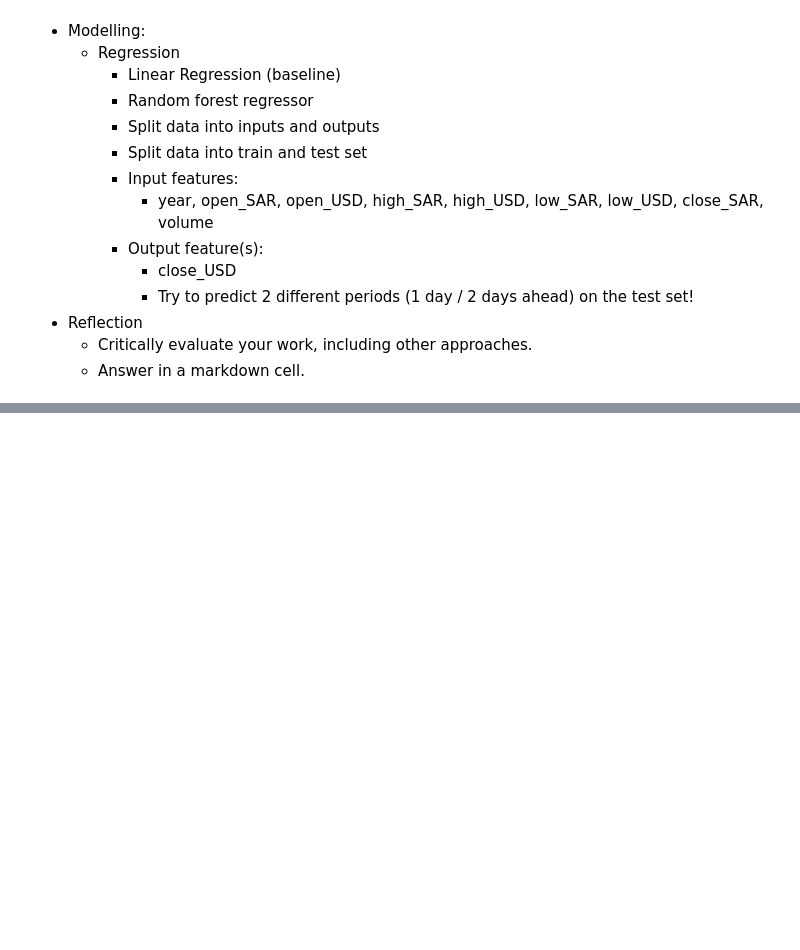
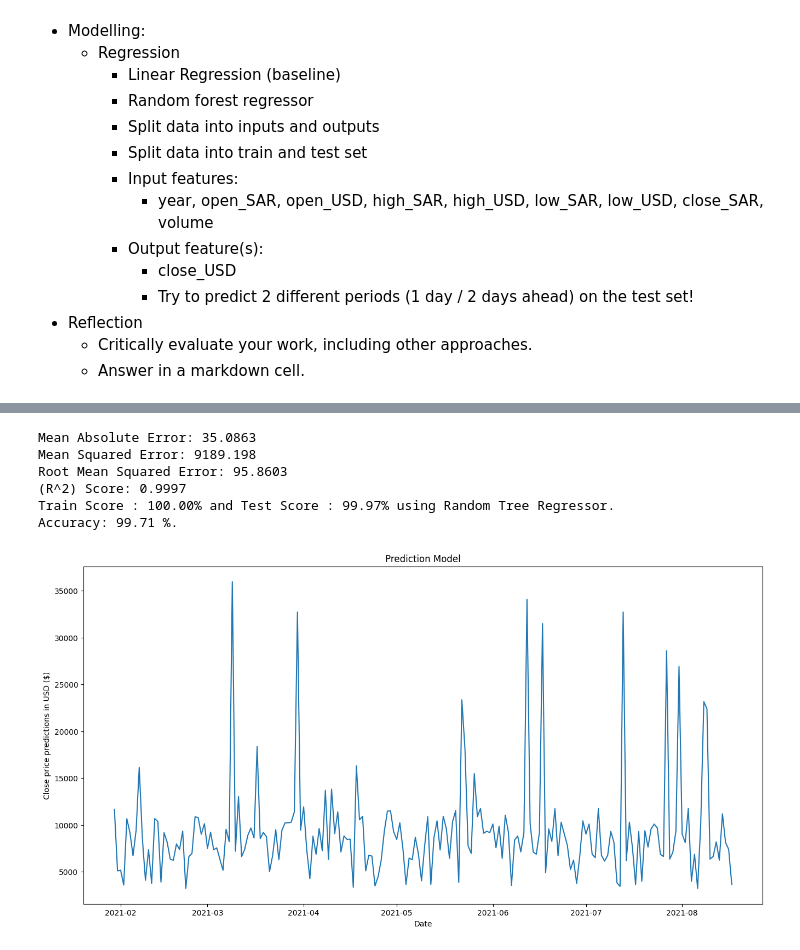
Before and after one commit to RompfRobert/Machine_Learning_and_Deep_Learning, a Jupyter notebook: MIB_Non-Neural_Machine_Learning/08_Assignement/rrompf_assignement.ipynb, the cells around one changed output, grey strips where cells are left out. Saved outputs shown, nothing was run; the diff lists cells and outputs as text; code cells hidden in the pictures; blank space fills up the shorter version.

```diff
--- a/MIB_Non-Neural_Machine_Learning/08_Assignement/rrompf_assignement.ipynb
+++ b/MIB_Non-Neural_Machine_Learning/08_Assignement/rrompf_assignement.ipynb
@@ -68,0 +115,6 @@ y = df['close_USD']
+# %%
+x_train, x_test, y_train, y_test = train_test_split(x, y, test_size = .2,  random_state=random_seed)
+# %%
+scale = StandardScaler()
+x_train = scale.fit_transform(x_train)
+x_test = scale.transform(x_test)
@@ -68,0 +134,13 @@ y = df['close_USD']
+# %%
+# apply the parameters into the model
+model = RandomForestRegressor(random_state=1, n_estimators=1000, min_samples_split=2, min_samples_leaf=1, max_depth=11, bootstrap=False)
+
+#fit the model
+model.fit(x_train, y_train)
+
+# Use model to make predictions
+y_pred = model.predict(x_test)
+
+print(y_pred ,'\n')
+print('Shape of data:\n-----------------------------------------')
+print(y_pred.shape)
@@ -68,0 +165,35 @@ y = df['close_USD']
+# %%
+print("Mean Absolute Error:", round(metrics.mean_absolute_error(y_test, y_pred), 4))
+print("Mean Squared Error:", round(metrics.mean_squared_error(y_test, y_pred), 4))
+print("Root Mean Squared Error:", round(np.sqrt(metrics.mean_squared_error(y_test, y_pred)), 4))
+print("(R^2) Score:", round(metrics.r2_score(y_test, y_pred), 4))
+print(f'Train Score : {model.score(x_train, y_train) * 100:.2f}% and Test Score : {model.score(x_test, y_test) * 100:.2f}% using Random Tree Regressor.')
+
+errors = abs(y_pred - y_test)
+mape = 100 * (errors / y_test)
+accuracy = 100 - np.mean(mape)
+print('Accuracy:', round(accuracy, 2), '%.')
+# %% [output]
+Mean Absolute Error: 35.0863
+Mean Squared Error: 9189.198
+Root Mean Squared Error: 95.8603
+(R^2) Score: 0.9997
+Train Score : 100.00% and Test Score : 99.97% using Random Tree Regressor.
+Accuracy: 99.71 %.
+# %%
+predictions = pd.DataFrame({"Predictions": y_pred}, index=pd.date_range(start=df.index[-1], periods=len(y_pred), freq="D"))
+predictions.index.name = 'date'
+predictions.to_csv("Predicted-price-data.csv")
+
+twodays_df = pd.DataFrame(predictions[:3])
+twodays_df.to_csv("two-days-prediction.csv")
+# %%
+# Visualize the prediction data
+plt.figure(figsize=(16,8))
+plt.title('Prediction Model')
+plt.xlabel('Date')
+plt.ylabel('Close price predictions in USD ($)')
+plt.plot(predictions['Predictions'])
+plt.show()
+# %% [output]
+[figure, added]
```
Also changed, not shown: parts of 21 cells of this notebook, 3 other files.
